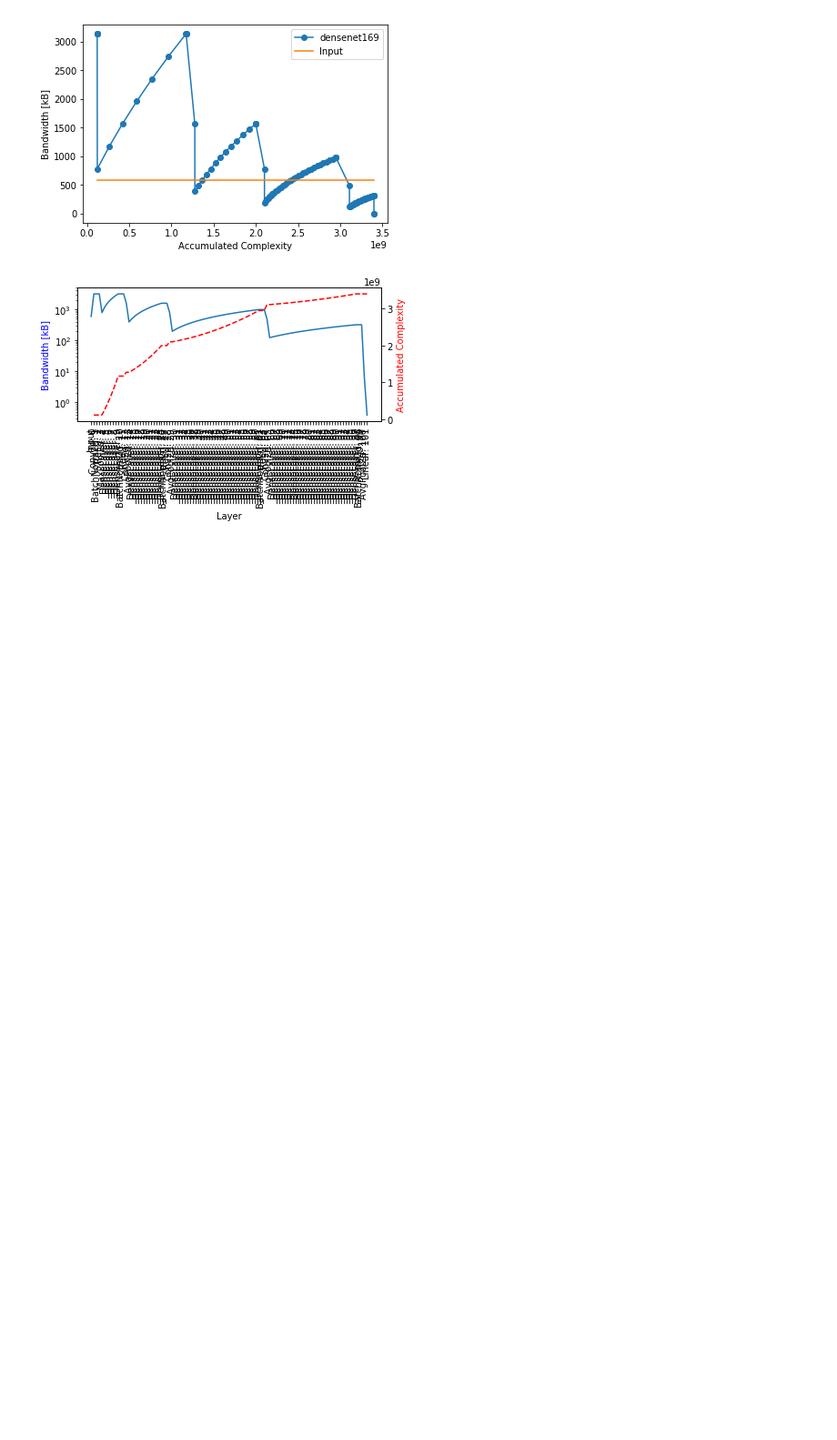
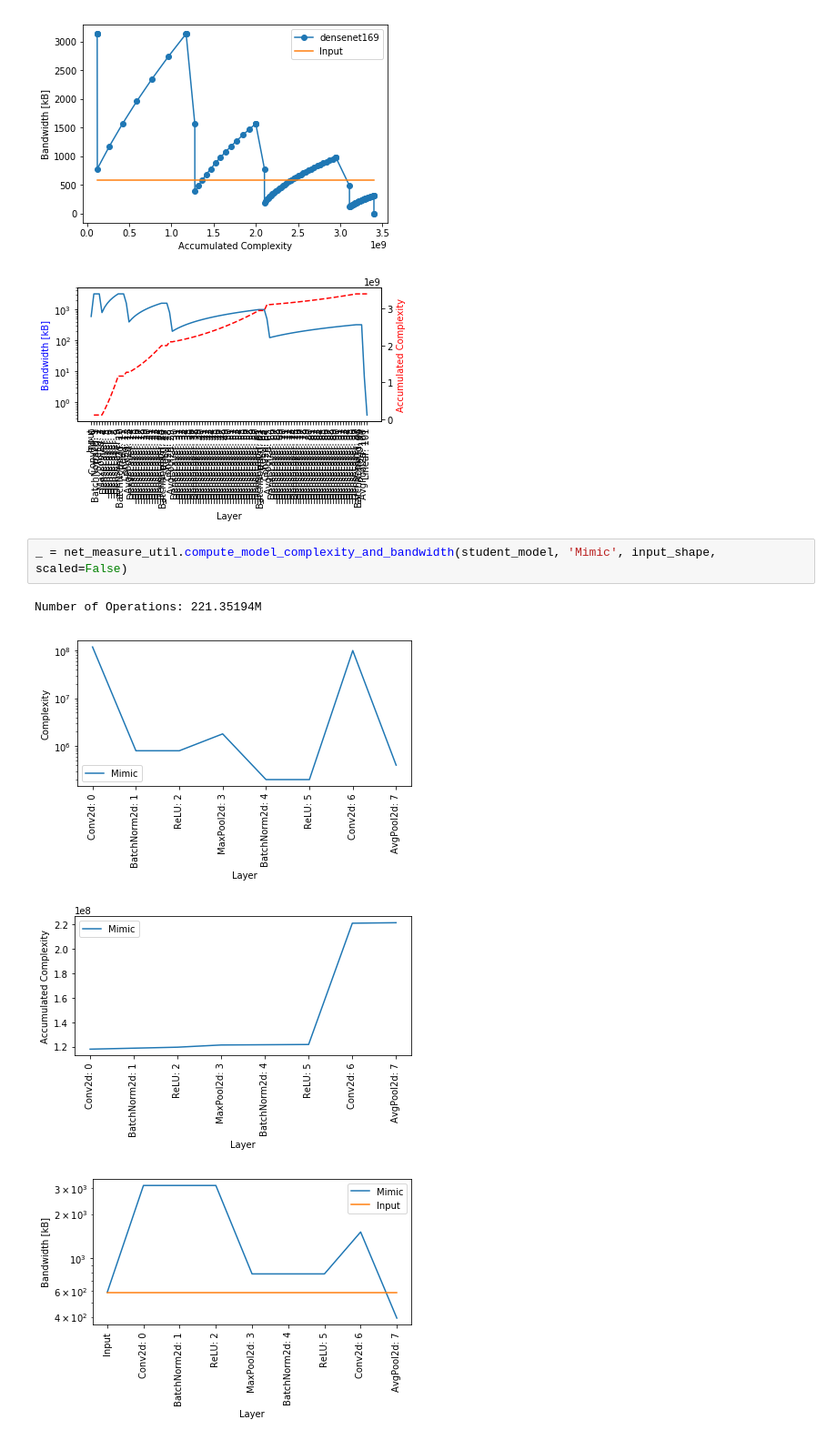
Before and after one commit to yoshitomo-matsubara/head-network-distillation, a Jupyter notebook: src/splittable_point_finder.ipynb, the cells around one changed output. Shown: that part at 91% size. Saved outputs shown, nothing was run; the diff lists cells and outputs as text; blank space fills up the shorter version.

```diff
--- a/src/splittable_point_finder.ipynb
+++ b/src/splittable_point_finder.ipynb
@@ -116,3 +116,10 @@ Number of Operations: 3399.00887M
 [figure]
 [figure]
 [figure]
+# %%
+_ = net_measure_util.compute_model_complexity_and_bandwidth(student_model, 'Mimic', input_shape, scaled=False)
+# %% [output]
+Number of Operations: 221.35194M
+[figure, added]
+[figure, added]
+[figure, added]
```
Also changed, not shown: parts of 2 cells of this notebook.
